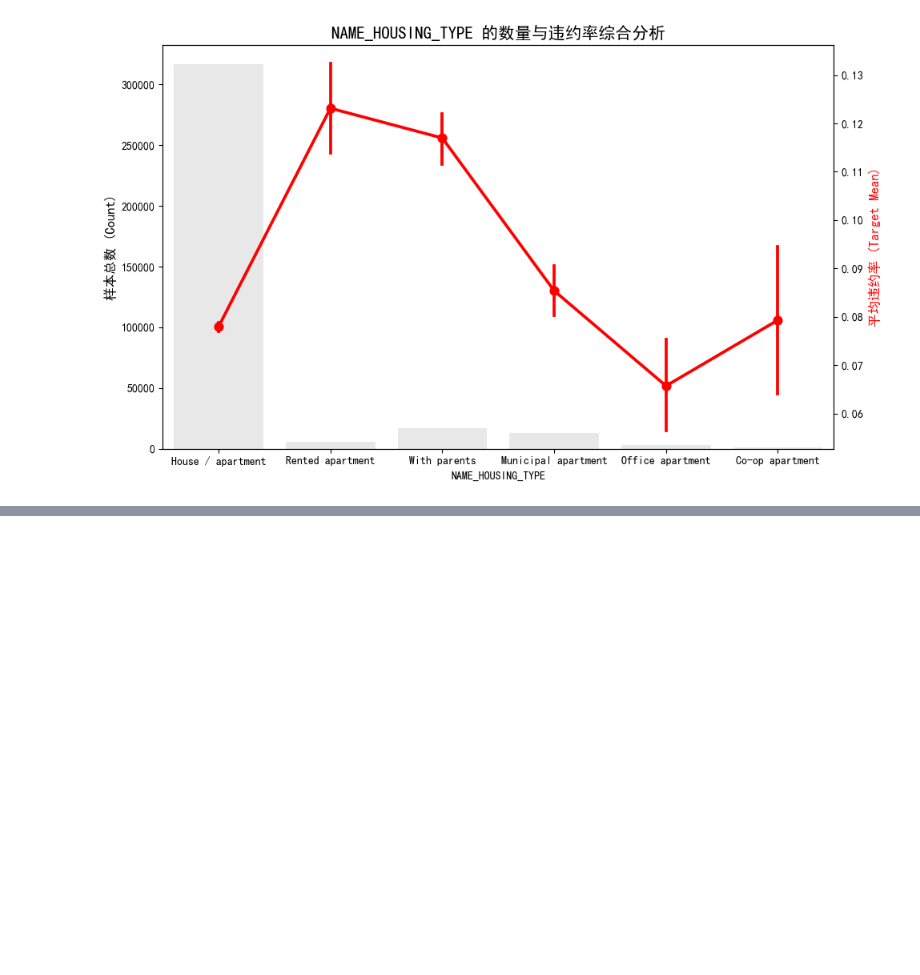
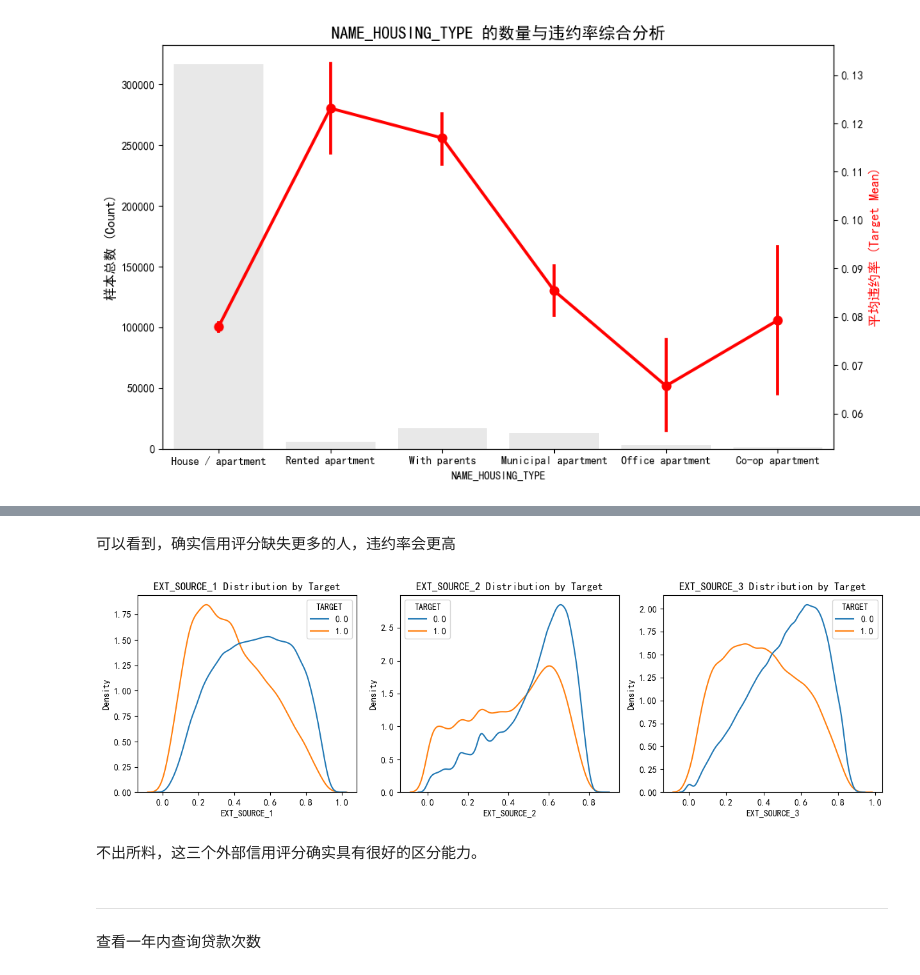
Before and after one commit to ddongzi/data-analysis, a Jupyter notebook: kaggle/Home_Credit_Default_Risk/05_better_menu_feature_enginer.ipynb, the cells around one changed output, grey strips where cells are left out. Drawn from its saved outputs; the diff is of its cells as text; code cells hidden in the pictures; blank space fills up the shorter version.

```diff
--- a/kaggle/Home_Credit_Default_Risk/05_better_menu_feature_enginer.ipynb
+++ b/kaggle/Home_Credit_Default_Risk/05_better_menu_feature_enginer.ipynb
@@ -702,0 +732,13 @@ plot_category_stat(app,'NAME_HOUSING_TYPE')
+# %% [markdown]
+可以看到，确实信用评分缺失更多的人，违约率会更高
+# %%
+fig, axes = plt.subplots(1, 3, figsize=(15, 4))
+for i, col in enumerate(['EXT_SOURCE_1', 'EXT_SOURCE_2', 'EXT_SOURCE_3']):
+    sns.kdeplot(data=app, x=col, hue='TARGET', common_norm=False, ax=axes[i])
+    axes[i].set_title(f'{col} Distribution by Target')
+# %% [output]
+[figure, added]
+# %% [markdown]
+不出所料，这三个外部信用评分确实具有很好的区分能力。
+# %% [markdown]
+---
@@ -702,0 +752,2 @@ plot_category_stat(app,'NAME_HOUSING_TYPE')
+# %% [markdown]
+查看一年内查询贷款次数
```
Also changed, not shown: parts of 33 cells of this notebook, 2 other files.
